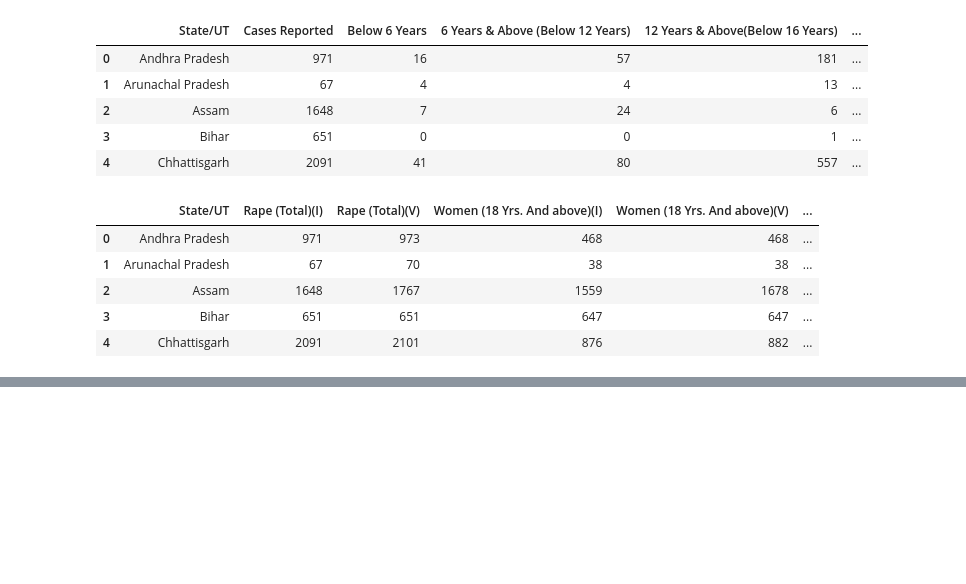
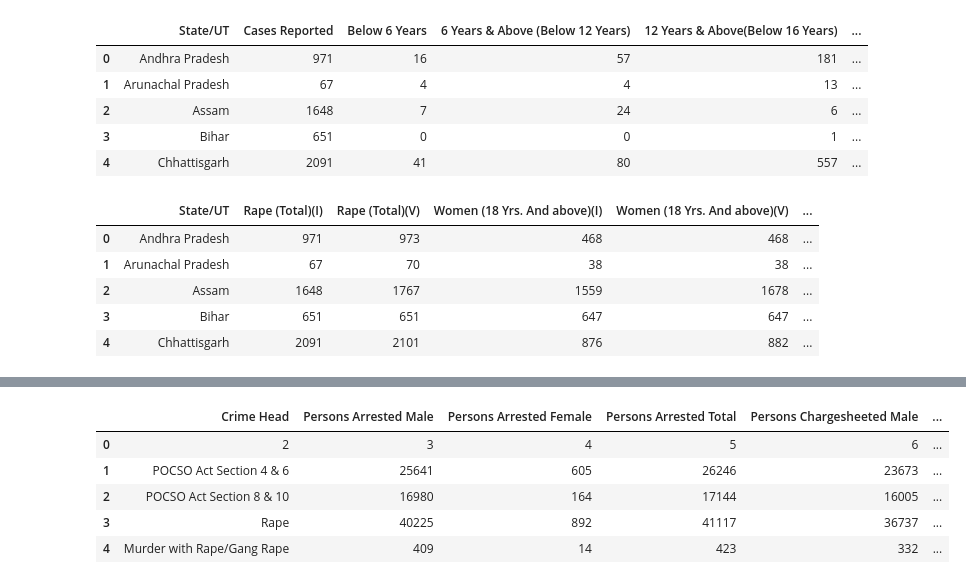
Before and after one commit to RajeevG187/Breaking-The-Scilence, a Jupyter notebook: DS250_project_EDA.ipynb, the cells around one changed output, grey strips where cells are left out. Saved outputs shown, nothing was run; the diff lists cells and outputs as text; code cells hidden in the pictures; blank space fills up the shorter version.

```diff
--- a/DS250_project_EDA.ipynb
+++ b/DS250_project_EDA.ipynb
@@ -101,0 +186,9 @@ Rapist_Victim_relation.head(5)
+# %%
+Disposal_CrimeHead_Wise_2018.head(6)
+# %% [output]
+|  | Crime Head | Persons Arrested Male | Persons Arrested Female | Persons Arrested Total | Persons Chargesheeted Male | ... |
+| 0 | 2 | 3 | 4 | 5 | 6 | ... |
+| 1 | POCSO Act Section 4 & 6 | 25641 | 605 | 26246 | 23673 | ... |
+| 2 | POCSO Act Section 8 & 10 | 16980 | 164 | 17144 | 16005 | ... |
+| 3 | Rape | 40225 | 892 | 41117 | 36737 | ... |
+| 4 | Murder with Rape/Gang Rape | 409 | 14 | 423 | 332 | ... |
```
Also changed, not shown: parts of 15 cells of this notebook.
